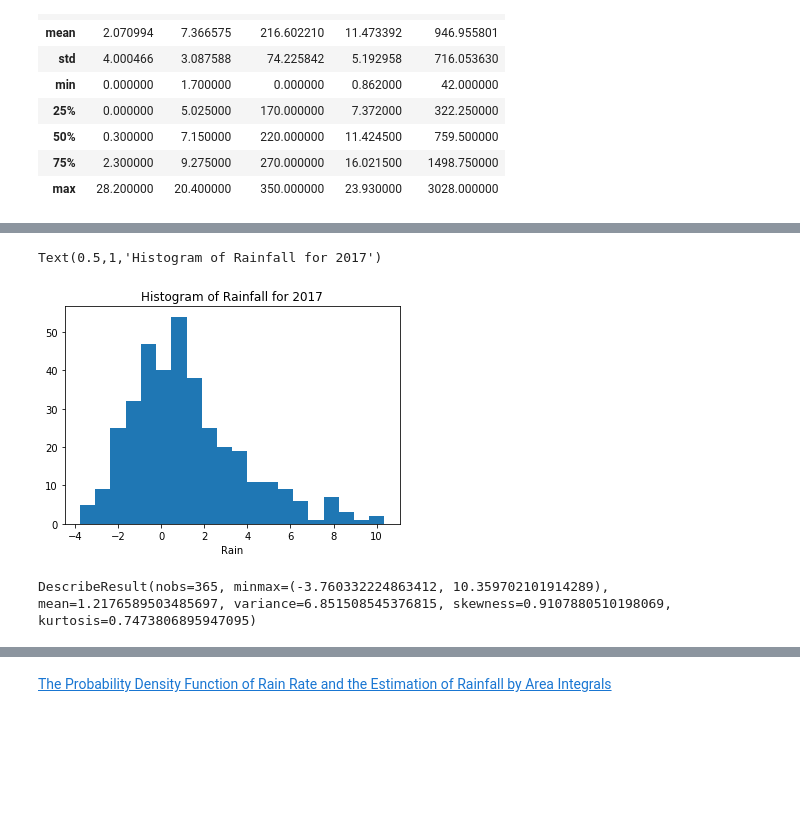
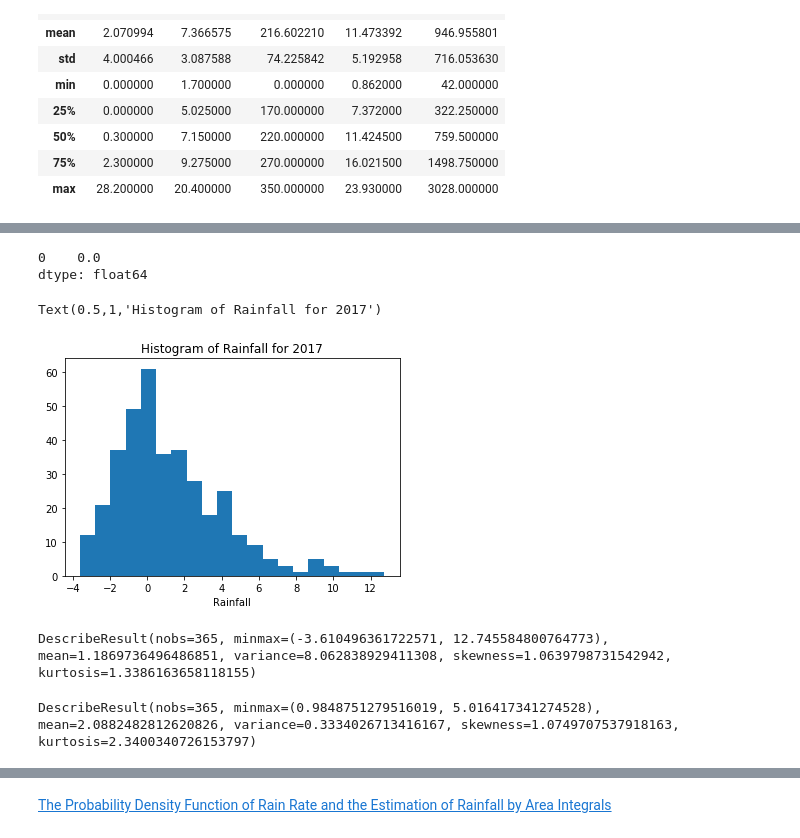
Before and after one commit to jruther/Programming_for_DA_PROJECT, a Jupyter notebook: Programming for DA _PROJECT-Copy2.ipynb, the cells around one changed output, grey strips where cells are left out. Cells and saved outputs as stored; diff of their text form; code cells hidden in the pictures; blank space fills up the shorter version.

Commit message:
new plots and data analysis

```diff
--- a/Programming for DA _PROJECT-Copy2.ipynb
+++ b/Programming for DA _PROJECT-Copy2.ipynb
@@ -174,17 +282,27 @@ dtype: float64
+# %%
+# We see from the graphic that lognormal is not giving us the required result as it is returning exponential result.
+#Having read through the various distribution options in the SciPy.org 'Random Sampling (numpy.random)' we note references in the Gumbel distribution to rainfall.
+#The Gumbel (named for German mathematician Emil Julius Gumbel) was used very early in the hydrology literature, for modeling the occurrence of flood events. It is also used for modeling maximum wind speed and rainfall rates. It is a “fat-tailed” distribution - the probability of an event in the tail of the distribution is larger than if one used a Gaussian, hence the surprisingly frequent occurrence of 100-year floods.
+
+#First however we need to determine the location of the 'mode' value for the Gumbel distribution.
+#We do this by applying the function
+df1.iloc[:,0].mode()
+# %% [output]
+0    0.0
+dtype: float64
 # %%
 #We know the location fo the mode and the shape, and the days per year
-Rain = np.random.gumbel(0.0,2,365)
+FakeRain1 = np.random.gumbel(0.0,2,365)
 # %%
 # Let's increase the number of bins to give us a more accurate reflection of the sampling fequency;
-plt.hist(Rain, 20)
+plt.hist(FakeRain1, 20)
 plt.xlabel('Rainfall')
 plt.title('Histogram of Rainfall for 2017')
 # %% [output]
 Text(0.5,1,'Histogram of Rainfall for 2017')
-[figure, old version]
+[figure, new version]
-# %%
-#Now let's look at the statistics of the number array (ref = https://docs.scipy.org/doc/scipy/reference/generated/scipy.stats.describe.html)
-from scipy import stats
-stats.describe(Rain)
-# %% [output]
-DescribeResult(nobs=365, minmax=(-3.760332224863412, 10.359702101914289), mean=1.2176589503485697, variance=6.851508545376815, skewness=0.9107880510198069, kurtosis=0.7473806895947095)
+# %%
+from scipy import stats
+stats.describe(FakeRain1)
+# %% [output]
+DescribeResult(nobs=365, minmax=(-3.610496361722571, 12.745584800764773), mean=1.1869736496486851, variance=8.062838929411308, skewness=1.0639798731542942, kurtosis=1.3386163658118155)
@@ -190,0 +312,5 @@ DescribeResult(nobs=365, minmax=(-3.760332224863412, 10.359702101914289), mean=1
+# %%
+FakeRain2 = np.random.wald(2.07,28.2,365)
+stats.describe(FakeRain2)
+# %% [output]
+DescribeResult(nobs=365, minmax=(0.9848751279516019, 5.016417341274528), mean=2.0882482812620826, variance=0.3334026713416167, skewness=1.0749707537918163, kurtosis=2.3400340726153797)
```
Also changed, not shown: parts of 56 cells of this notebook.
